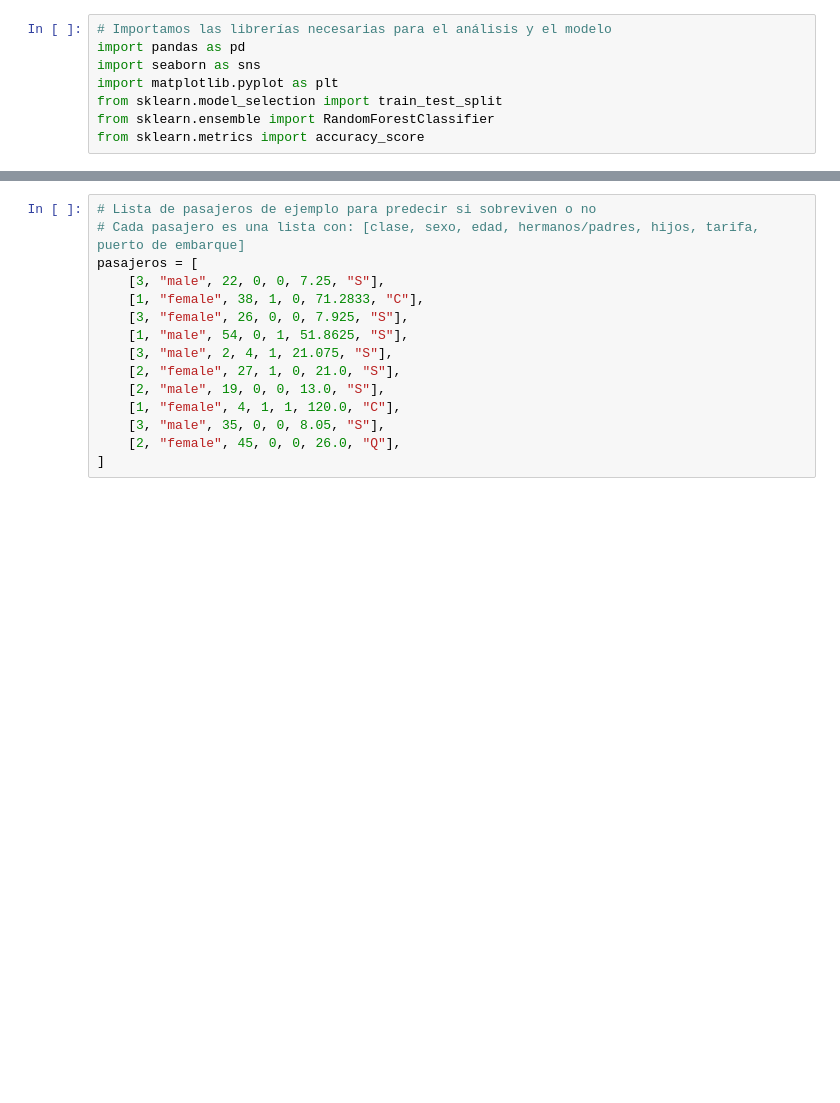
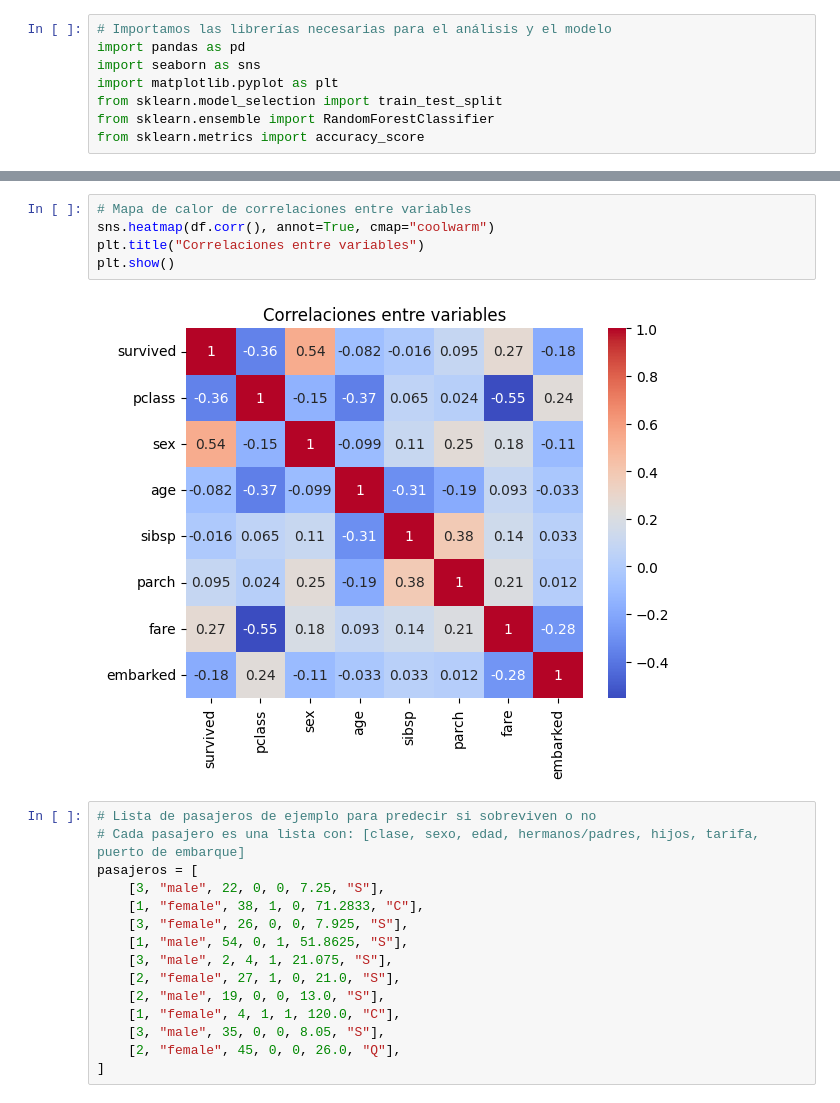
Before and after one commit to blahaj04/Cositas-de-IA, a Jupyter notebook: Notebooks/titanic.ipynb, the cells around one changed output, grey strips where cells are left out. Saved outputs shown, nothing was run; the diff lists cells and outputs as text; blank space fills up the shorter version.

```diff
--- a/Notebooks/titanic.ipynb
+++ b/Notebooks/titanic.ipynb
@@ -32,5 +45,12 @@ print("Accuracy del modelo:", accuracy_score(y_test, modelo.predict(X_test)))
 # %% [output]
 Accuracy del modelo: 0.7692307692307693
+# %%
+# Mapa de calor de correlaciones entre variables
+sns.heatmap(df.corr(), annot=True, cmap="coolwarm")
+plt.title("Correlaciones entre variables")
+plt.show()
+# %% [output]
+[figure, added]
 # %%
 # Lista de pasajeros de ejemplo para predecir si sobreviven o no
 # Cada pasajero es una lista con: [clase, sexo, edad, hermanos/padres, hijos, tarifa, puerto de embarque]
```
Also changed, not shown: parts of 3 cells of this notebook.
